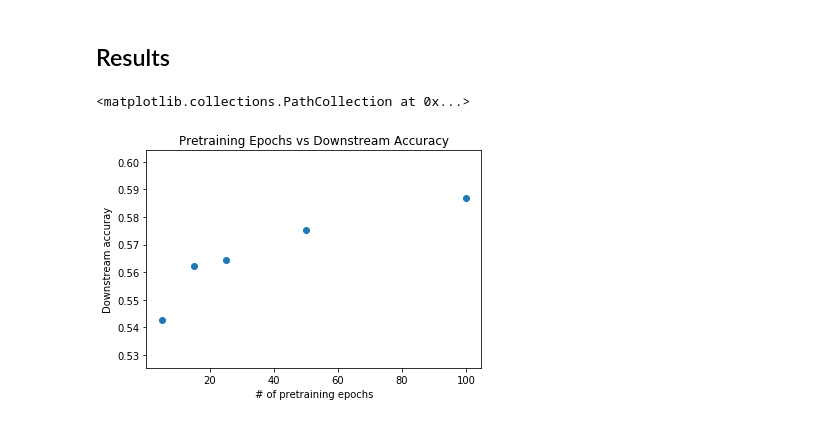
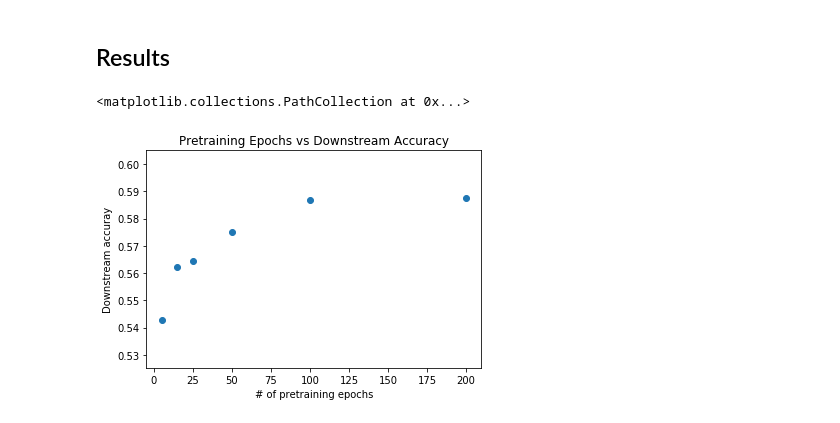
Before and after one commit to JoshVarty/SelfSupervisedLearning, a Jupyter notebook: 03_PretextTrainingTime/03_PretextTrainingTime.ipynb, the cells around one changed output. Cells and saved outputs as stored; diff of their text form; code cells hidden in the pictures.

```diff
--- a/03_PretextTrainingTime/03_PretextTrainingTime.ipynb
+++ b/03_PretextTrainingTime/03_PretextTrainingTime.ipynb
@@ -953,14 +1020,14 @@ for run in range(2):
 # %% [markdown]
 ## Results
 # %%
-x =[5, 15, 25, 50, 100]
-y= [.5427, .5622, .5645, .5752, .5868]
+x =[5, 15, 25, 50, 100, 200]
+y= [.5427, .5622, .5645, .5752, .5868, .5876]
 
 # No pretraining, train subset, all train, train + unsup, train + unsup + val
 plt.title("Pretraining Epochs vs Downstream Accuracy")
 plt.xlabel("# of pretraining epochs")
 plt.ylabel("Downstream accuray")
 plt.scatter(x,y)
 # %% [output]
 <matplotlib.collections.PathCollection at 0x...>
-[figure, old version]
+[figure, new version]
```
Also changed, not shown: parts of 3 cells of this notebook.
